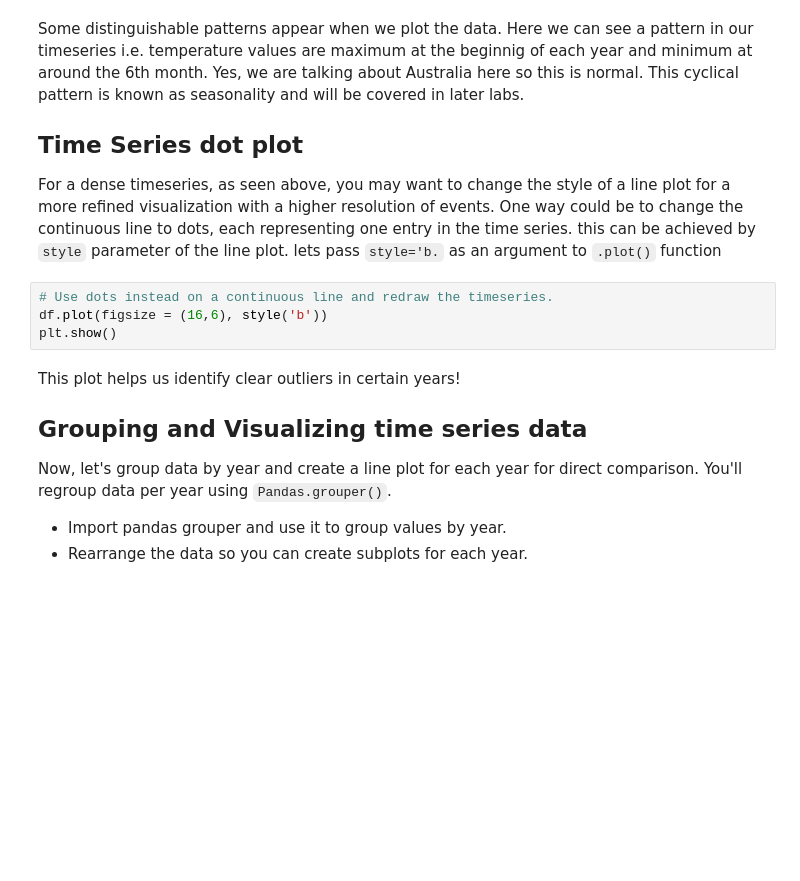
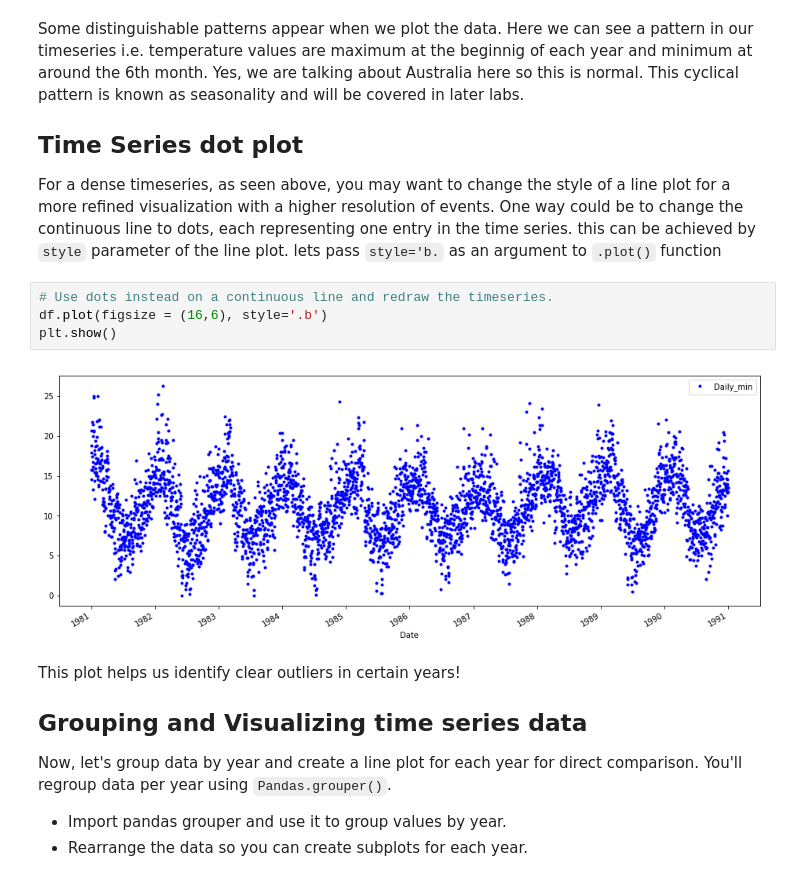
Before and after one commit to MissAle17/dsc-3-25-04-visualizing-time-series-data-lab-online-ds-sp-000, a Jupyter notebook: index.ipynb, the cells around one changed output. Saved outputs shown, nothing was run; the diff lists cells and outputs as text; blank space fills up the shorter version.

```diff
--- a/index.ipynb
+++ b/index.ipynb
@@ -90,8 +90,10 @@ Some distinguishable patterns appear when we plot the data. Here we can see a pa
 For a dense timeseries, as seen above, you may want to change the style of a line plot for a more refined visualization with a higher resolution of events. One way could be to change the continuous line to dots, each representing one entry in the time series. this can be achieved by `style` parameter of the line plot. lets pass `style='b.` as an argument to `.plot()` function
 # %%
 # Use dots instead on a continuous line and redraw the timeseries.
-df.plot(figsize = (16,6), style('b'))
+df.plot(figsize = (16,6), style='.b')
 plt.show()
+# %% [output]
+[figure, added]
 # %% [markdown]
 This plot helps us identify clear outliers in certain years!
 
```
Also changed, not shown: parts of 9 cells of this notebook.
